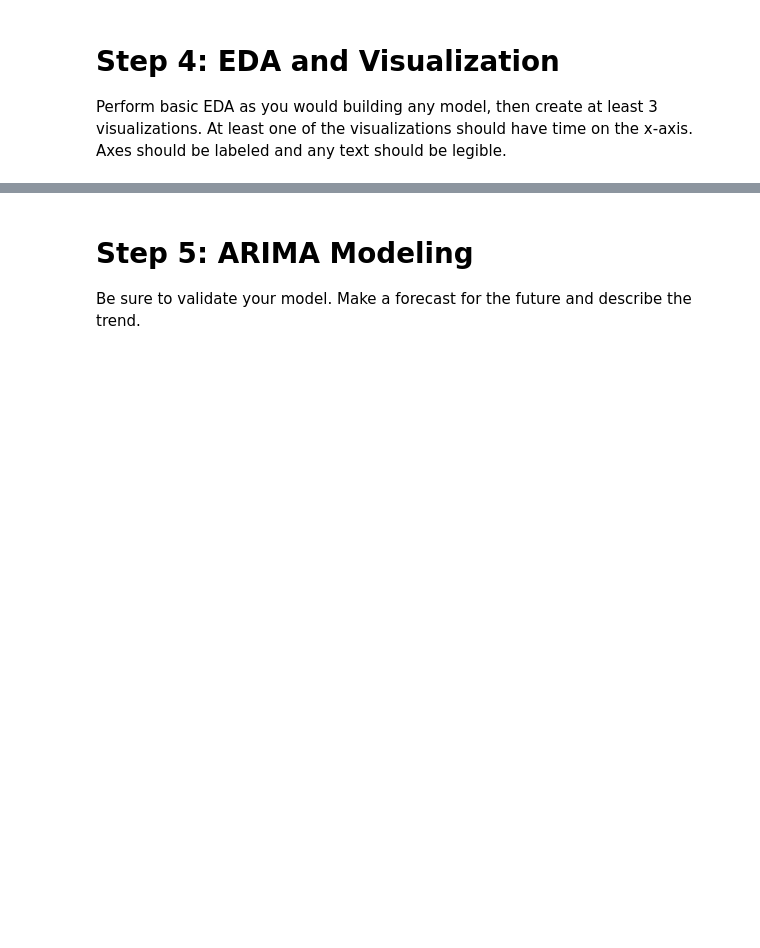
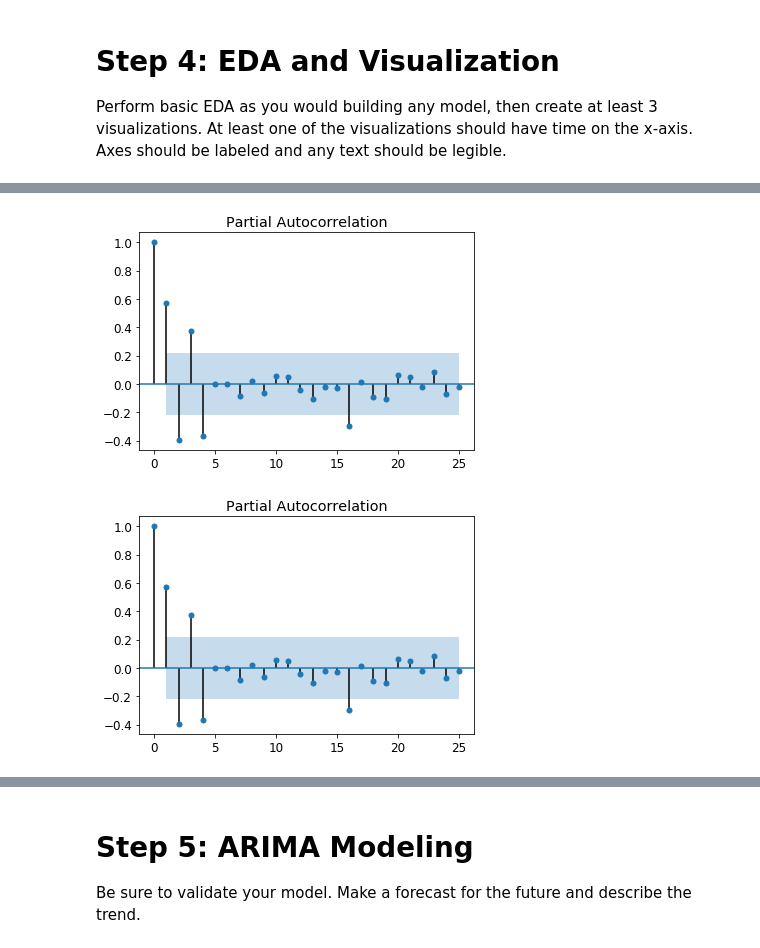
Before and after one commit to krbarounis/Zillow-Project, a Jupyter notebook: mod_4_starter_notebook.ipynb, the cells around one changed output, grey strips where cells are left out. Saved outputs shown, nothing was run; the diff lists cells and outputs as text; code cells hidden in the pictures; blank space fills up the shorter version.

```diff
--- a/mod_4_starter_notebook.ipynb
+++ b/mod_4_starter_notebook.ipynb
@@ -206,0 +194,7 @@ dickey_fuller(diff_high['value'])
+# %%
+# plot the partial auto correlations
+from statsmodels.graphics.tsaplots import plot_pacf
+plot_pacf(high_df_twice, alpha=.05, lags=25)
+# %% [output]
+[figure, added]
+[figure, added]
```
Also changed, not shown: parts of 37 cells of this notebook.
